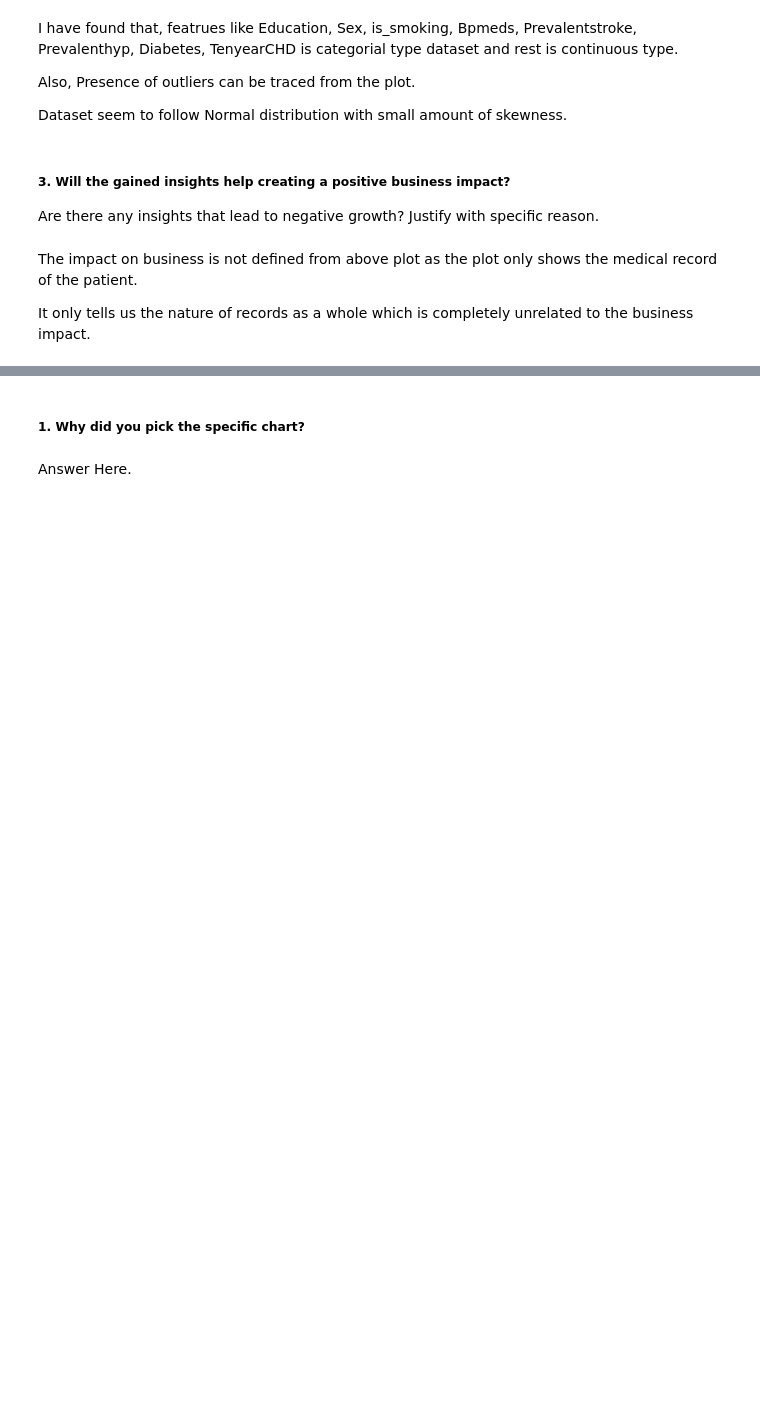
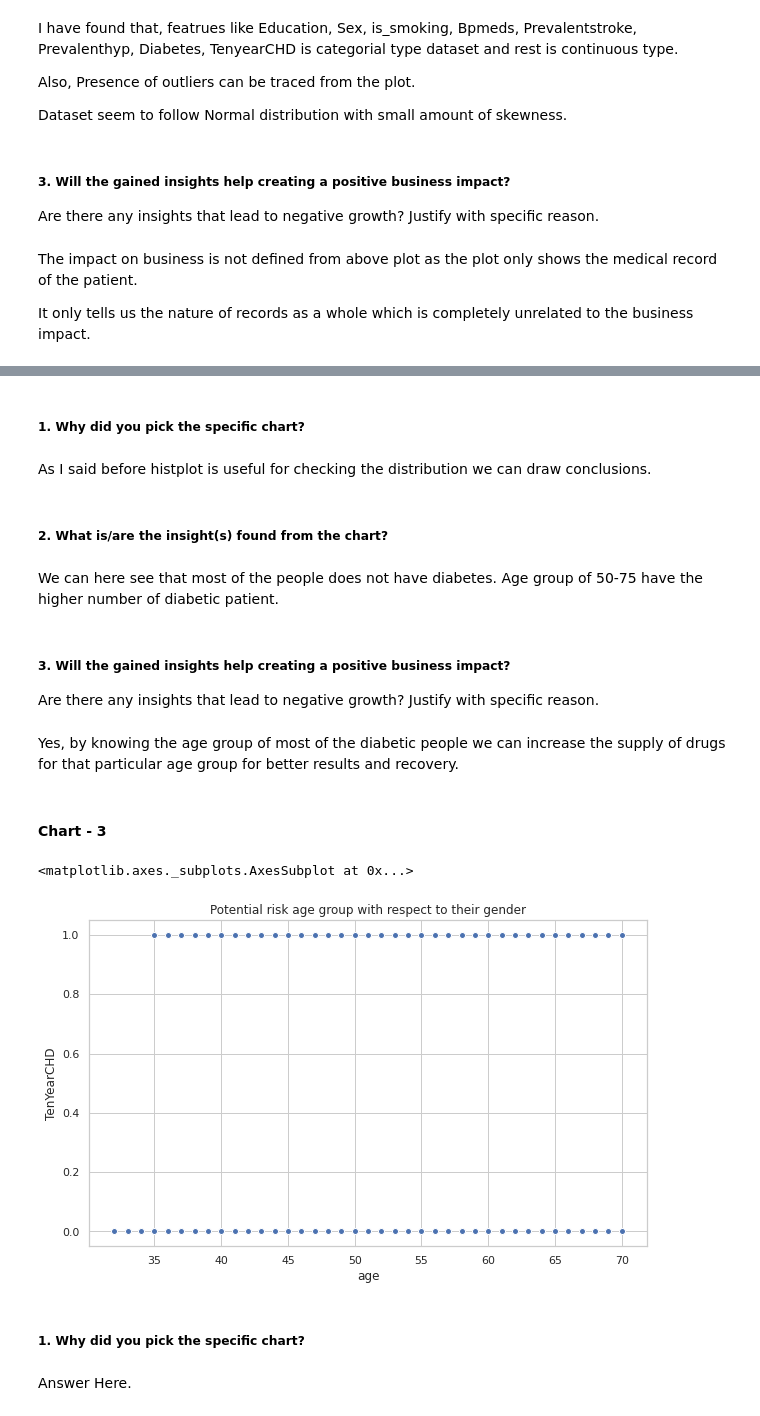
Before and after one commit to abhishekdhasmana17/Cardiovascular-Risk-Prediction, a Jupyter notebook: Cardiovascular_Risk_Prediction.ipynb, the cells around one changed output, grey strips where cells are left out. Saved outputs shown, nothing was run; the diff lists cells and outputs as text; code cells hidden in the pictures; blank space fills up the shorter version.

```diff
--- a/Cardiovascular_Risk_Prediction.ipynb
+++ b/Cardiovascular_Risk_Prediction.ipynb
@@ -414,3 +420,28 @@ It only tells us the nature of records as a whole which is completely unrelated
+# %% [markdown]
+##### 1. Why did you pick the specific chart?
+# %% [markdown]
+As I said before histplot is useful for checking the distribution we can draw conclusions.
+# %% [markdown]
+##### 2. What is/are the insight(s) found from the chart?
+# %% [markdown]
+We can here see that most of the people does not have diabetes. Age group of 50-75 have the higher number of diabetic patient.
+# %% [markdown]
+##### 3. Will the gained insights help creating a positive business impact?
+Are there any insights that lead to negative growth? Justify with specific reason.
+# %% [markdown]
+Yes, by knowing the age group of most of the diabetic people we can increase the supply of drugs for that particular age group for better results and recovery.
+# %% [markdown]
+#### Chart - 3
+# %%
+# Chart - 3 visualization code
+plt.figure(figsize=(10,6))
+sns.set_theme(style="whitegrid")
+plt.title('Potential risk age group with respect to their gender')
+
+sns.scatterplot(x="age", y="TenYearCHD", palette="ch:r=-.2,d=.3_r",sizes=(1, 8), linewidth=1, data=data)
+# %% [output]
+<matplotlib.axes._subplots.AxesSubplot at 0x...>
+[figure, added]
 # %% [markdown]
 ##### 1. Why did you pick the specific chart?
 # %% [markdown]
```
Also changed, not shown: parts of 16 cells of this notebook.
